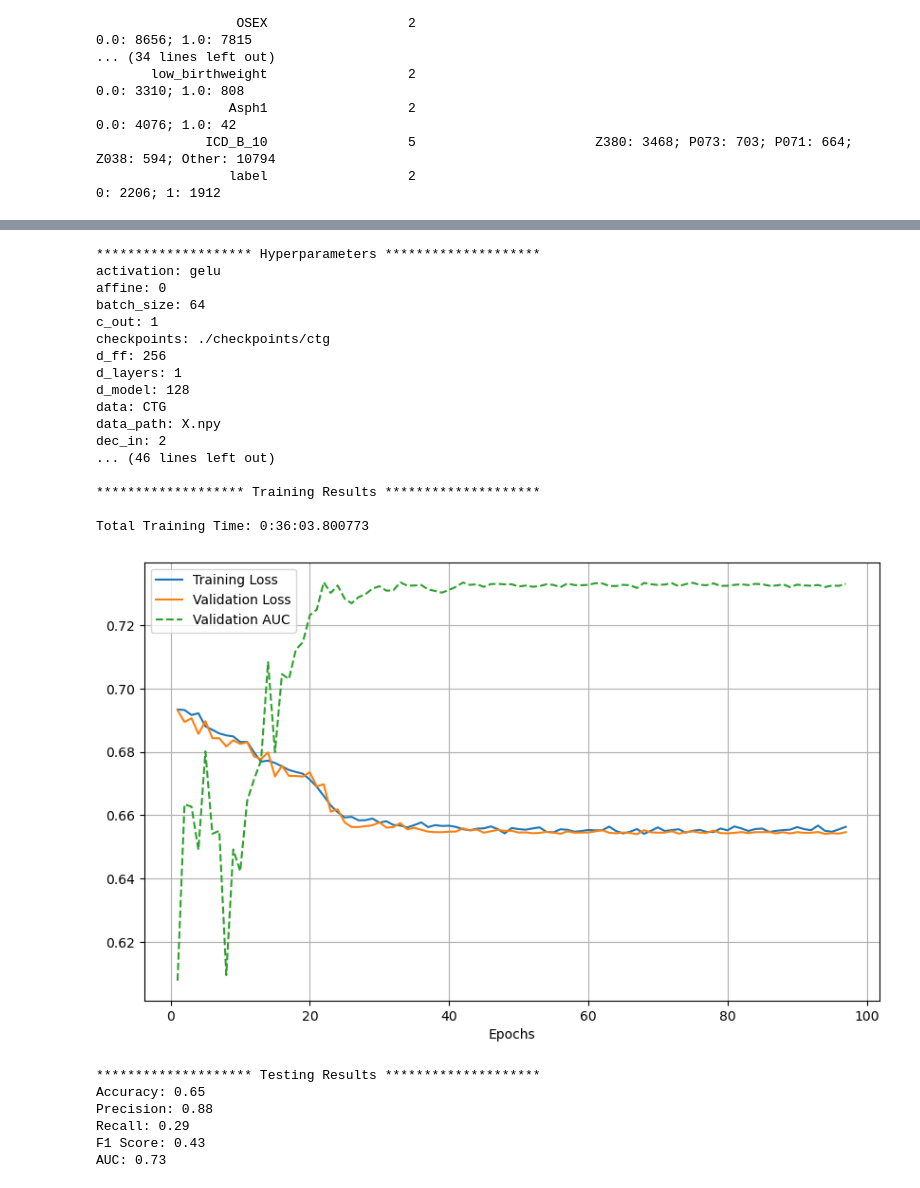
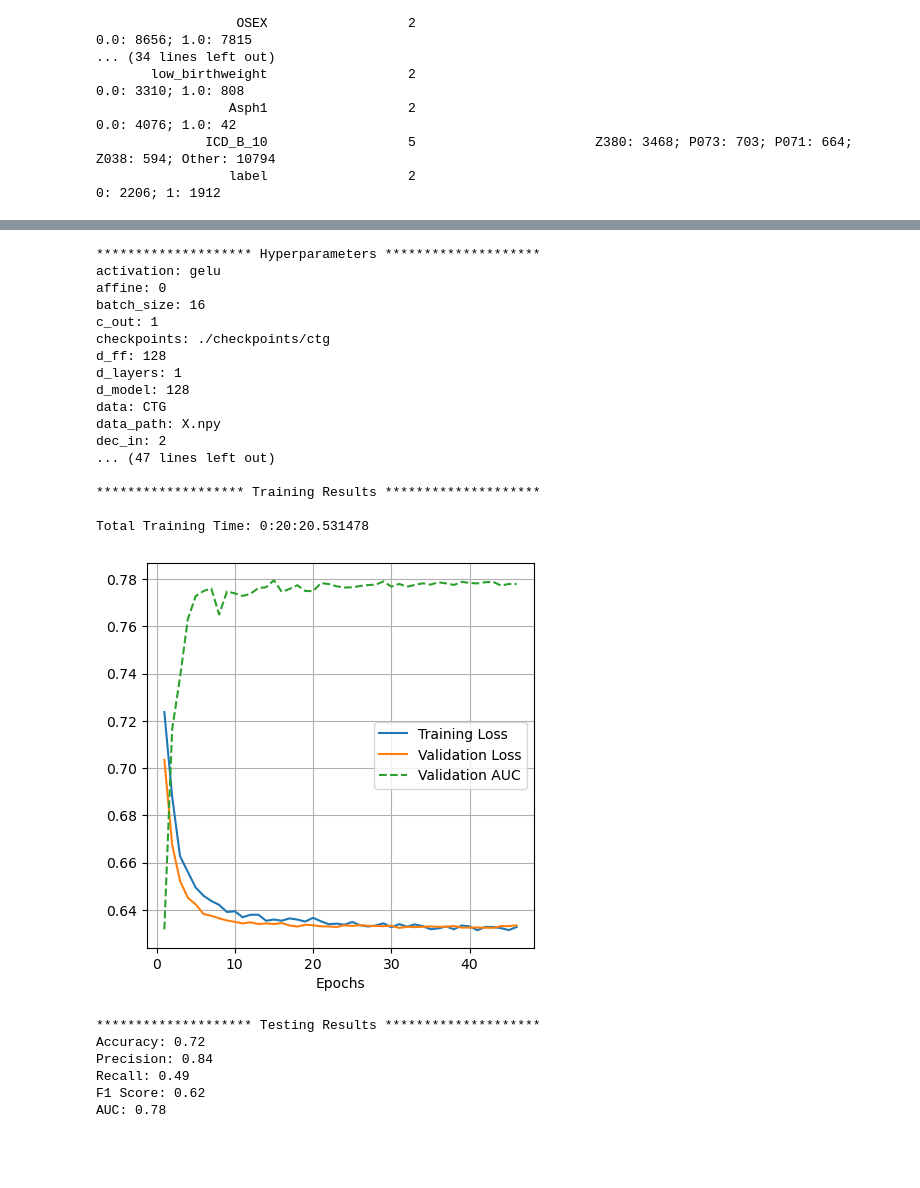
Before and after one commit to jaleedkhan/PatchCTG, a Jupyter notebook: check_results.ipynb, the cells around one changed output, grey strips where cells are left out. Saved outputs shown, nothing was run; the diff lists cells and outputs as text; code cells hidden in the pictures; blank space fills up the shorter version.

```diff
--- a/check_results.ipynb
+++ b/check_results.ipynb
@@ -224,7 +217,7 @@ train_time_hms = str(timedelta(seconds=total_train_time))
 print(f"\nTotal Training Time: {train_time_hms}")
 
 # Plot the training and validation losses
-plt.figure(figsize=(10, 6))
+plt.figure(figsize=(5, 5))
 plt.plot(epochs, train_losses, label='Training Loss')
 plt.plot(epochs, val_losses, label='Validation Loss')
 plt.plot(epochs, val_aucs, label='Validation AUC', linestyle='--')
@@ -240,42 +233,42 @@ if test_metrics:
         print(f"{metric}: {np.round(value, decimals=2)}")
 
 # Compute ROC curve and AUC using already loaded preds and trues
 fpr, tpr, _ = roc_curve(trues, preds)
 roc_auc = auc(fpr, tpr)
 
 # Plot the ROC curve
-plt.figure(figsize=(10, 6))
+plt.figure(figsize=(5, 5))
 plt.plot(fpr, tpr, color='darkorange', lw=2, label=f'ROC curve (area = {roc_auc:.2f})')
 plt.plot([0, 1], [0, 1], color='navy', lw=2, linestyle='--')
 plt.xlim([0.0, 1.0])
 plt.ylim([0.0, 1.0])
 plt.xlabel('False Positive Rate')
 plt.ylabel('True Positive Rate')
 plt.legend(loc='lower right')
 plt.grid(True)
 plt.show()
 # %% [output]
 ******************** Hyperparameters ********************
 activation: gelu
 affine: 0
-batch_size: 64
+batch_size: 16
 c_out: 1
 checkpoints: ./checkpoints/ctg
-d_ff: 256
+d_ff: 128
 d_layers: 1
 d_model: 128
 data: CTG
 data_path: X.npy
 dec_in: 2
-... (46 lines left out)
+... (47 lines left out)
 
 ******************* Training Results ********************
 
-Total Training Time: 0:36:03.800773
+Total Training Time: 0:20:20.531478
-[figure, old version]
+[figure, new version]
 ******************** Testing Results ********************
-Accuracy: 0.65
-Precision: 0.88
-Recall: 0.29
-F1 Score: 0.43
-AUC: 0.73
+Accuracy: 0.72
+Precision: 0.84
+Recall: 0.49
+F1 Score: 0.62
+AUC: 0.78
```
Also changed, not shown: parts of 9 cells of this notebook, 29 other files.
